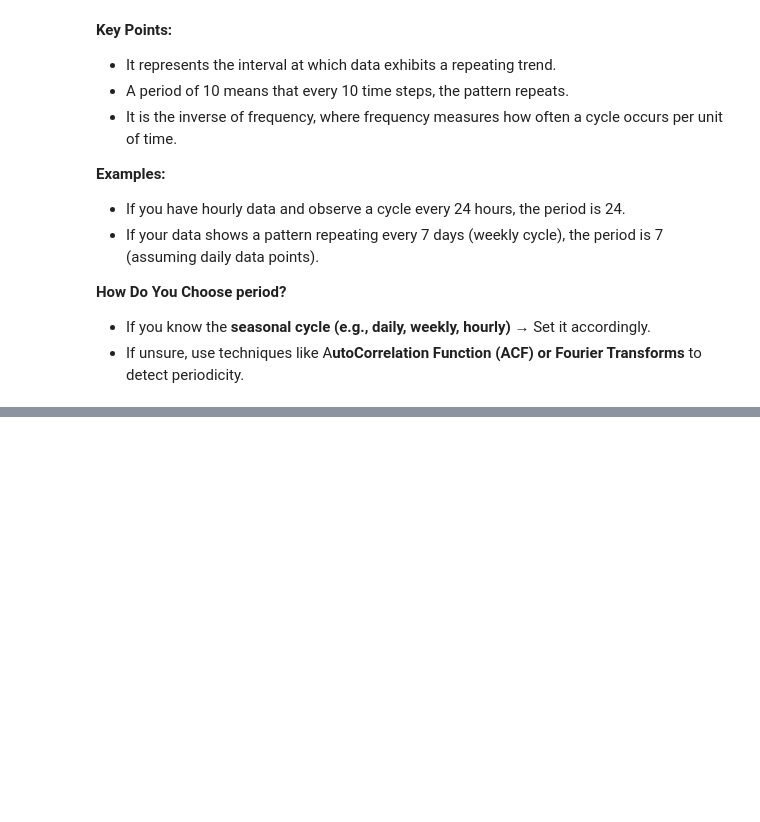
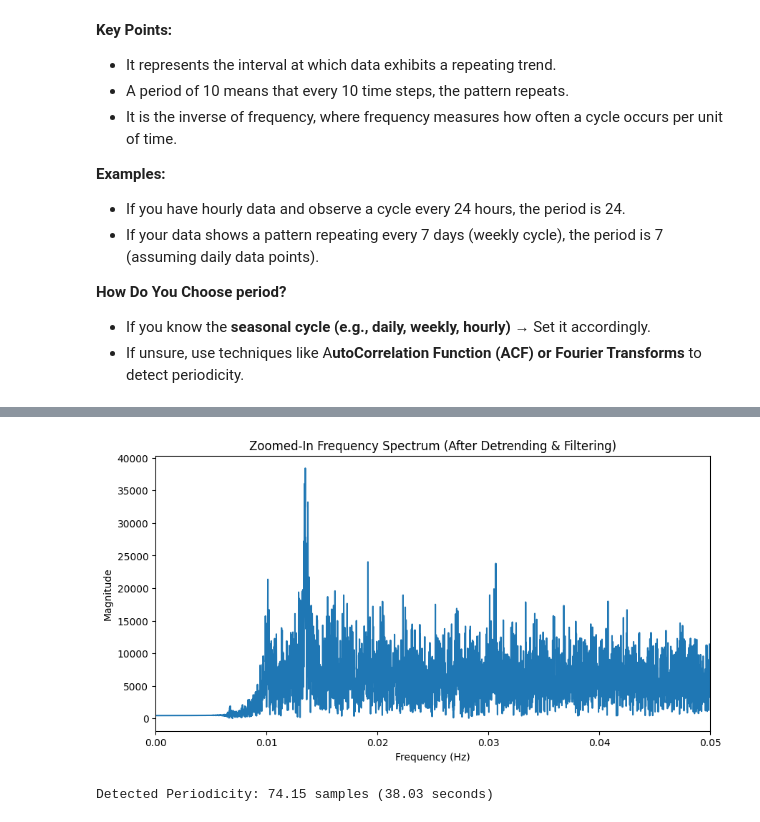
Before and after one commit to ChathurangiShyalika/AAAI-Lab-Rare-Event-Prediction, a Jupyter notebook: Part 3/Data_augmentation.ipynb, the cells around one changed output, grey strips where cells are left out. Cells and saved outputs as stored; diff of their text form; code cells hidden in the pictures; blank space fills up the shorter version.

```diff
--- a/Part 3/Data_augmentation.ipynb
+++ b/Part 3/Data_augmentation.ipynb
@@ -429,0 +378,50 @@ df
+# %%
+import numpy as np
+import matplotlib.pyplot as plt
+from scipy.signal import butter, filtfilt
+from statsmodels.tsa.tsatools import detrend
+
+# Load your time series data
+time_series = df['I_R02_Gripper_Load']
+
+# Step 1: Remove the Mean (Detrending)
+detrended_data = time_series - time_series.mean()
+
+# Step 2: Apply a High-Pass Filter to Remove Low-Frequency Trends
+def highpass_filter(data, cutoff=0.01, fs=1.95, order=5):
+    nyquist = 0.5 * fs
+    normal_cutoff = cutoff / nyquist
+    b, a = butter(order, normal_cutoff, btype='high', analog=False)
+    return filtfilt(b, a, data)
+
+filtered_data = highpass_filter(detrended_data)
+
+# Step 3: Perform FFT
+n = len(filtered_data)
+sampling_rate = 1.95  # Hz
+fft_values = np.fft.fft(filtered_data)
+fft_freq = np.fft.fftfreq(n, d=1/sampling_rate)
+
+# Step 4: Keep Only Positive Frequencies for Analysis
+positive_freqs = fft_freq[:n//2]
+positive_magnitudes = np.abs(fft_values[:n//2])
+
+# Step 5: Plot Frequency Spectrum (Zoomed into Low Frequencies)
+plt.figure(figsize=(10, 5))
+plt.plot(positive_freqs, positive_magnitudes)
+plt.xlim(0, 0.05)  # Focus on frequencies lower than 0.05 Hz (period > 20 sec)
+plt.xlabel("Frequency (Hz)")
+plt.ylabel("Magnitude")
+plt.title("Zoomed-In Frequency Spectrum (After Detrending & Filtering)")
+plt.show()
+
+# Step 6: Find Dominant Frequency
+dominant_freq = positive_freqs[np.argmax(positive_magnitudes[1:])]  # Ignore 0 Hz
+if dominant_freq > 0:
+    estimated_period = 1 / dominant_freq
+    print(f"Detected Periodicity: {estimated_period:.2f} samples ({estimated_period/sampling_rate:.2f} seconds)")
+else:
+    print("No clear periodicity detected")
+# %% [output]
+[figure, added]
+Detected Periodicity: 74.15 samples (38.03 seconds)
```
Also changed, not shown: parts of 10 cells of this notebook, 2 other files.
